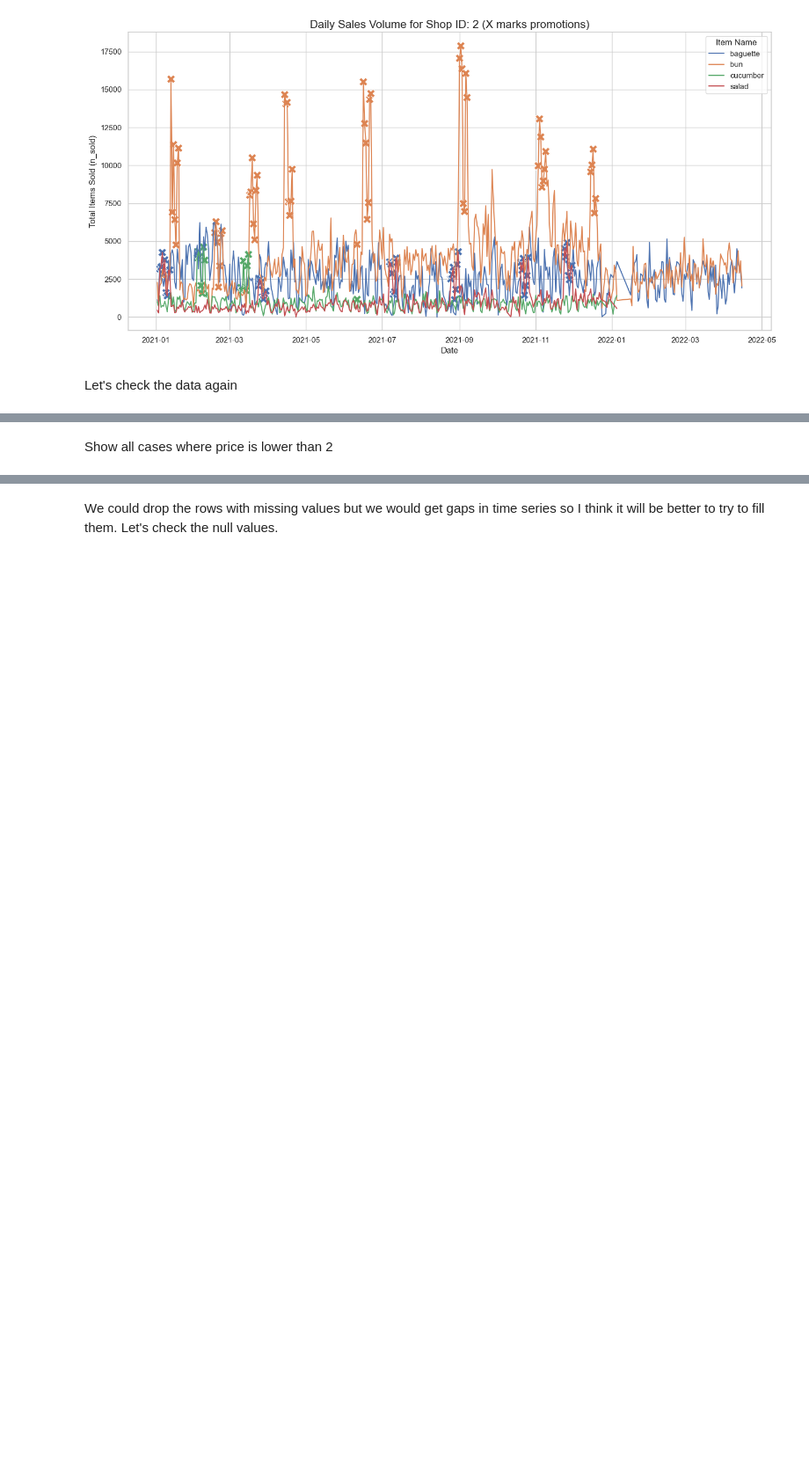
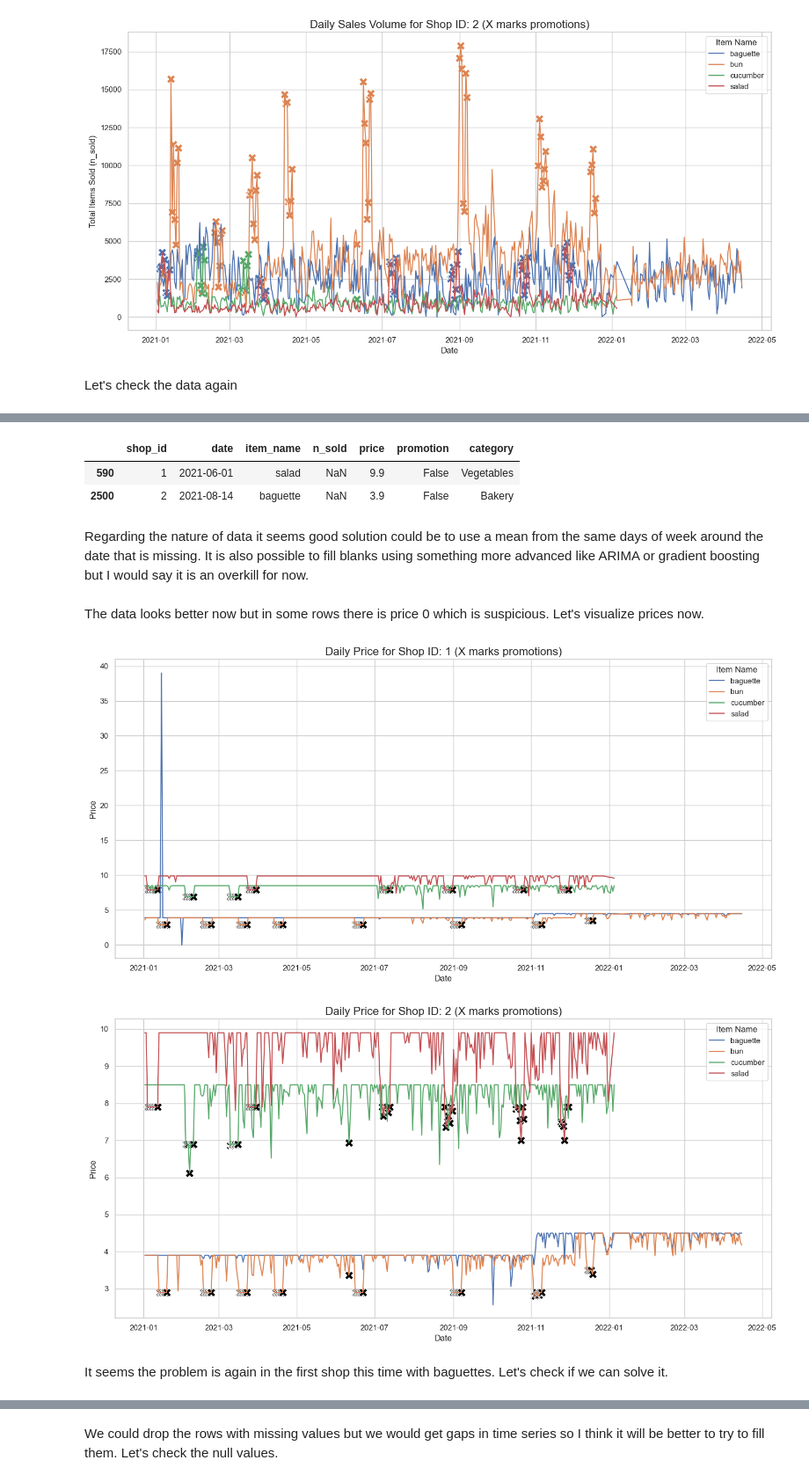
Before and after one commit to JaroslavMr/albert_forecast, a Jupyter notebook: forecast.ipynb, the cells around one changed output, grey strips where cells are left out. Shown at 88% size. Saved outputs shown, nothing was run; the diff lists cells and outputs as text; code cells hidden in the pictures; blank space fills up the shorter version.

```diff
--- a/forecast.ipynb
+++ b/forecast.ipynb
@@ -344,2 +349,11 @@ df2.describe()
+# %%
+# Show all rows that contain at least one missing value
+df2[df2.isnull().any(axis=1)]
+# %% [output]
+|  | shop_id | date | item_name | n_sold | price | promotion | category |
+| 590 | 1 | 2021-06-01 | salad | NaN | 9.9 | False | Vegetables |
+| 2500 | 2 | 2021-08-14 | baguette | NaN | 3.9 | False | Bakery |
+# %% [markdown]
+Regarding the nature of data it seems good solution could be to use a mean from the same days of week around the date that is missing. It is also possible to fill blanks using something more advanced like ARIMA or gradient boosting but I would say it is an overkill for now.
 # %% [markdown]
-Show all cases where price is lower than 2
+The data looks better now but in some rows there is price 0 which is suspicious. Let's visualize prices now.
@@ -345,0 +409,11 @@ Show all cases where price is lower than 2
+# %%
+# Generate the price graph for Shop 1
+plot_shop_price_with_promotions(df2, shop_id=1)
+
+# Generate the price graph for Shop 2
+plot_shop_price_with_promotions(df2, shop_id=2)
+# %% [output]
+[figure, added]
+[figure, added]
+# %% [markdown]
+It seems the problem is again in the first shop this time with baguettes. Let's check if we can solve it.
```
Also changed, not shown: parts of 29 cells of this notebook.
